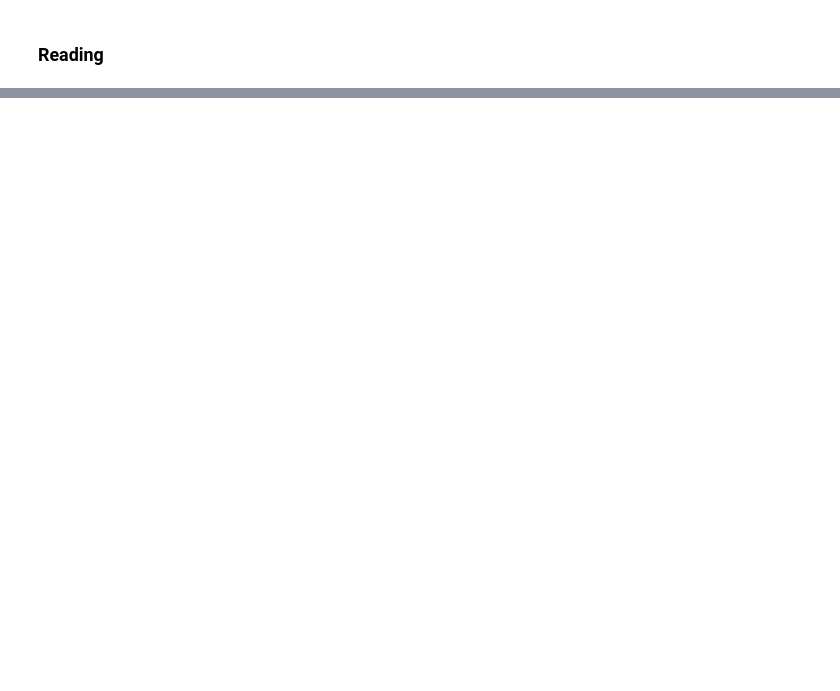
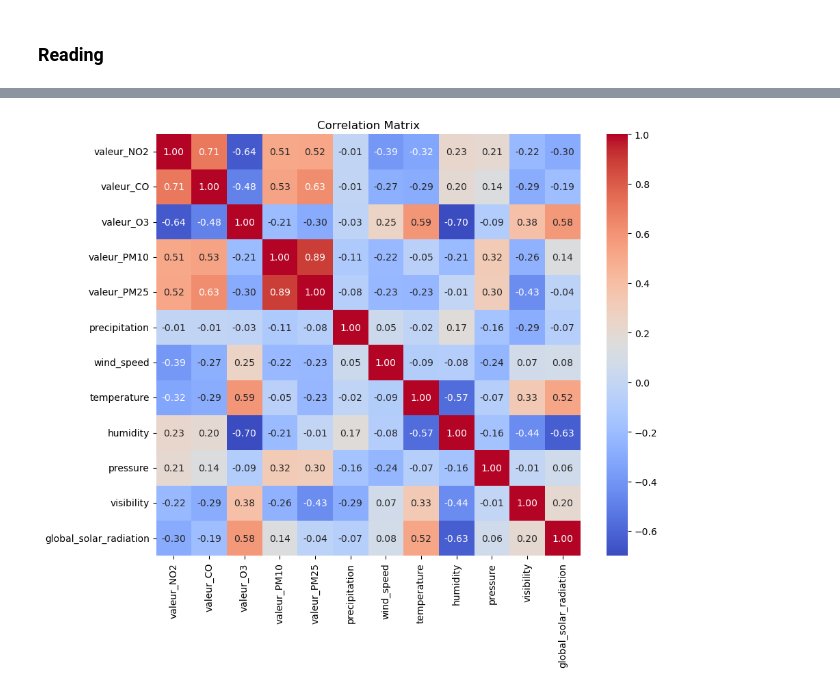
Before and after one commit to matthieudelsart/time_series_project, a Jupyter notebook: EDA_matthieu.ipynb, the cells around one changed output, grey strips where cells are left out. Drawn from its saved outputs; the diff is of its cells as text; code cells hidden in the pictures; blank space fills up the shorter version.

```diff
--- a/EDA_matthieu.ipynb
+++ b/EDA_matthieu.ipynb
@@ -166 +174,12 @@ pd.merge(df, df_weather, left_on='id', right_on='date', how='left')
 40991 rows × 13 columns
+# %%
+meteo_cols = ["precipitation", "wind_speed", "temperature", "humidity", "pressure", "visibility", "global_solar_radiation"]
+corr_matrix = df_with_weather[features + meteo_cols].corr()
+
+# Display the correlation matrix
+plt.figure(figsize=(10, 8))
+sns.heatmap(corr_matrix, annot=True, cmap='coolwarm', fmt='.2f')
+plt.title('Correlation Matrix')
+plt.show()
+# %% [output]
+[figure, added]
```
Also changed, not shown: parts of 8 cells of this notebook, 1 other file.
